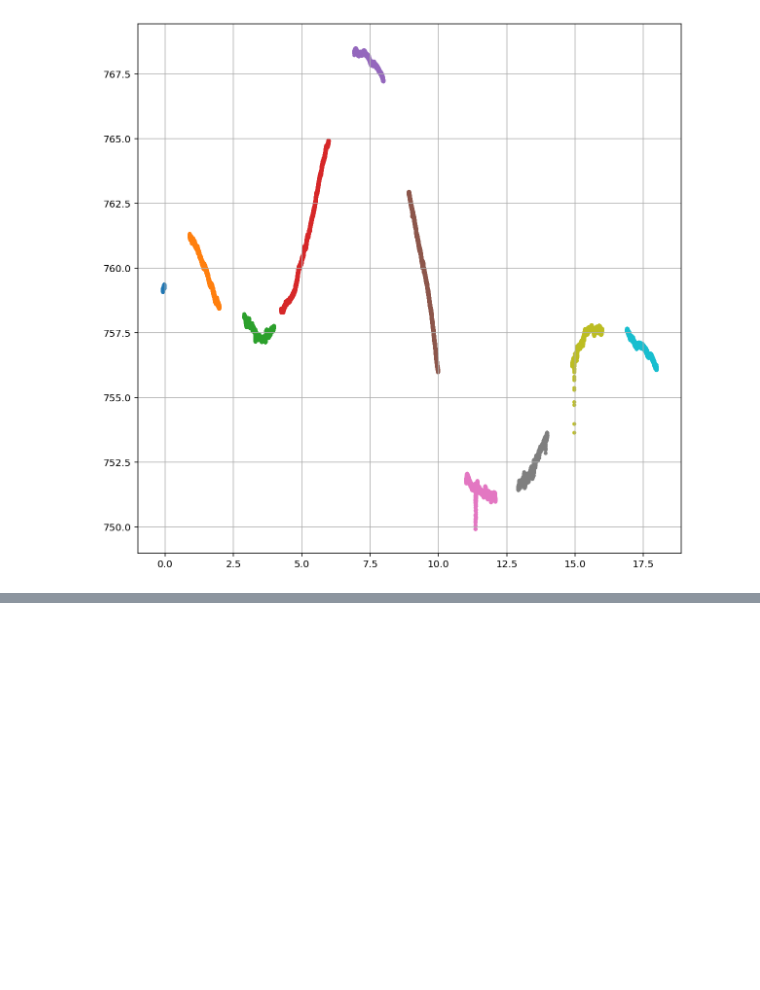
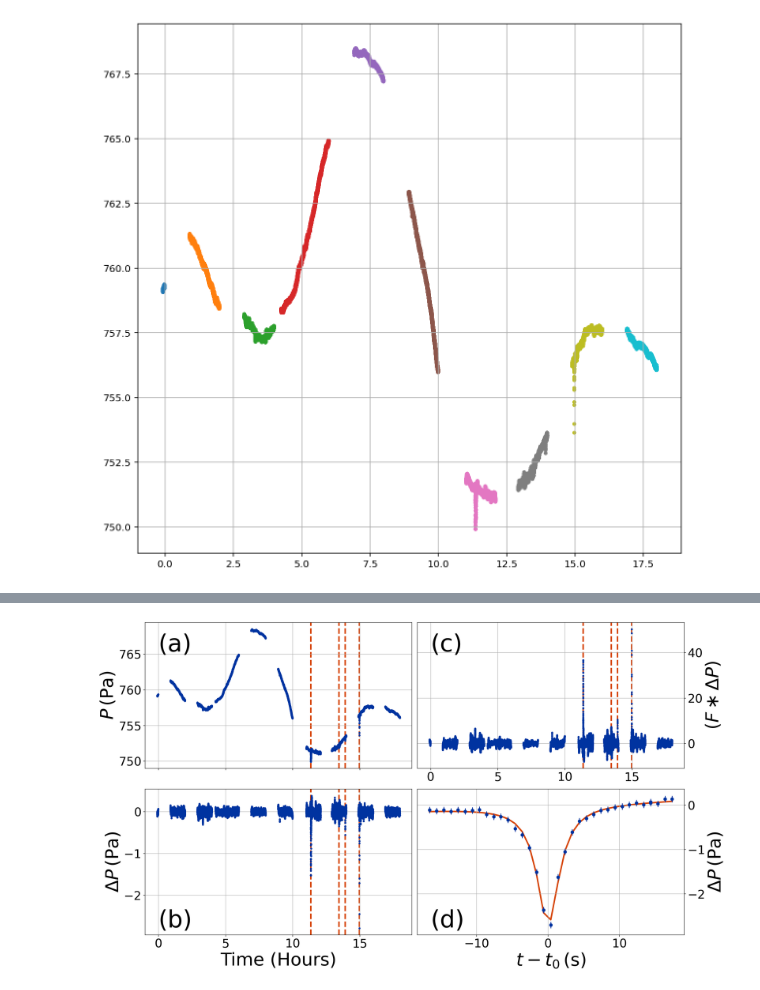
Before and after one commit to BoiseStatePlanetary/muldoon, a Jupyter notebook: docs/examples/Analyzing_Mars_2020_MEDA_Data.ipynb, the cells around one changed output, grey strips where cells are left out. Cells and saved outputs as stored; diff of their text form; code cells hidden in the pictures; blank space fills up the shorter version.

```diff
--- a/docs/examples/Analyzing_Mars_2020_MEDA_Data.ipynb
+++ b/docs/examples/Analyzing_Mars_2020_MEDA_Data.ipynb
@@ -86,0 +69,6 @@ print(mt.vortices)
+# %%
+# Make final conditioned data figure
+mt.make_conditioned_data_figure(which_vortex=0);
+plt.tight_layout()
+# %% [output]
+[figure, added]
```
Also changed, not shown: parts of 5 cells of this notebook, 4 other files.
